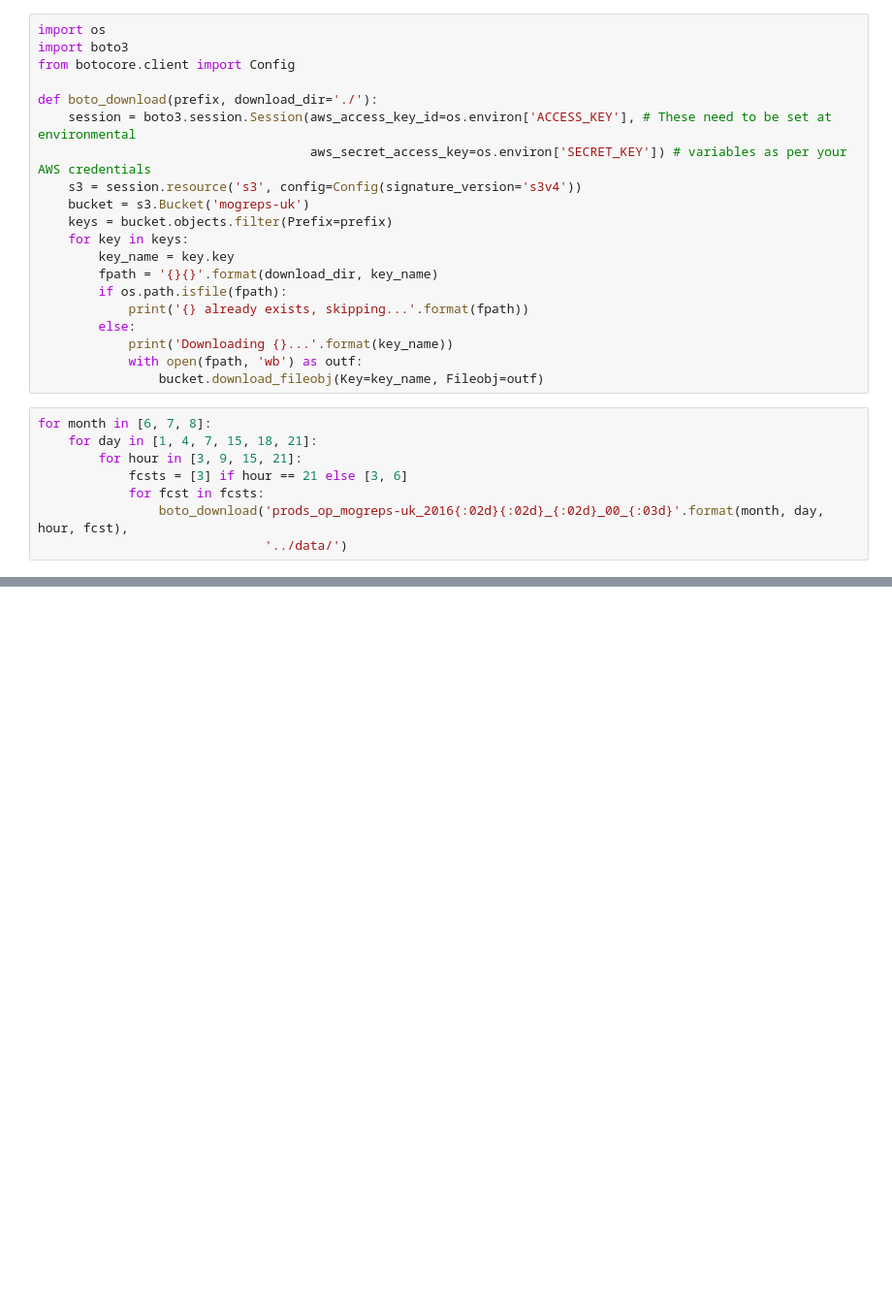
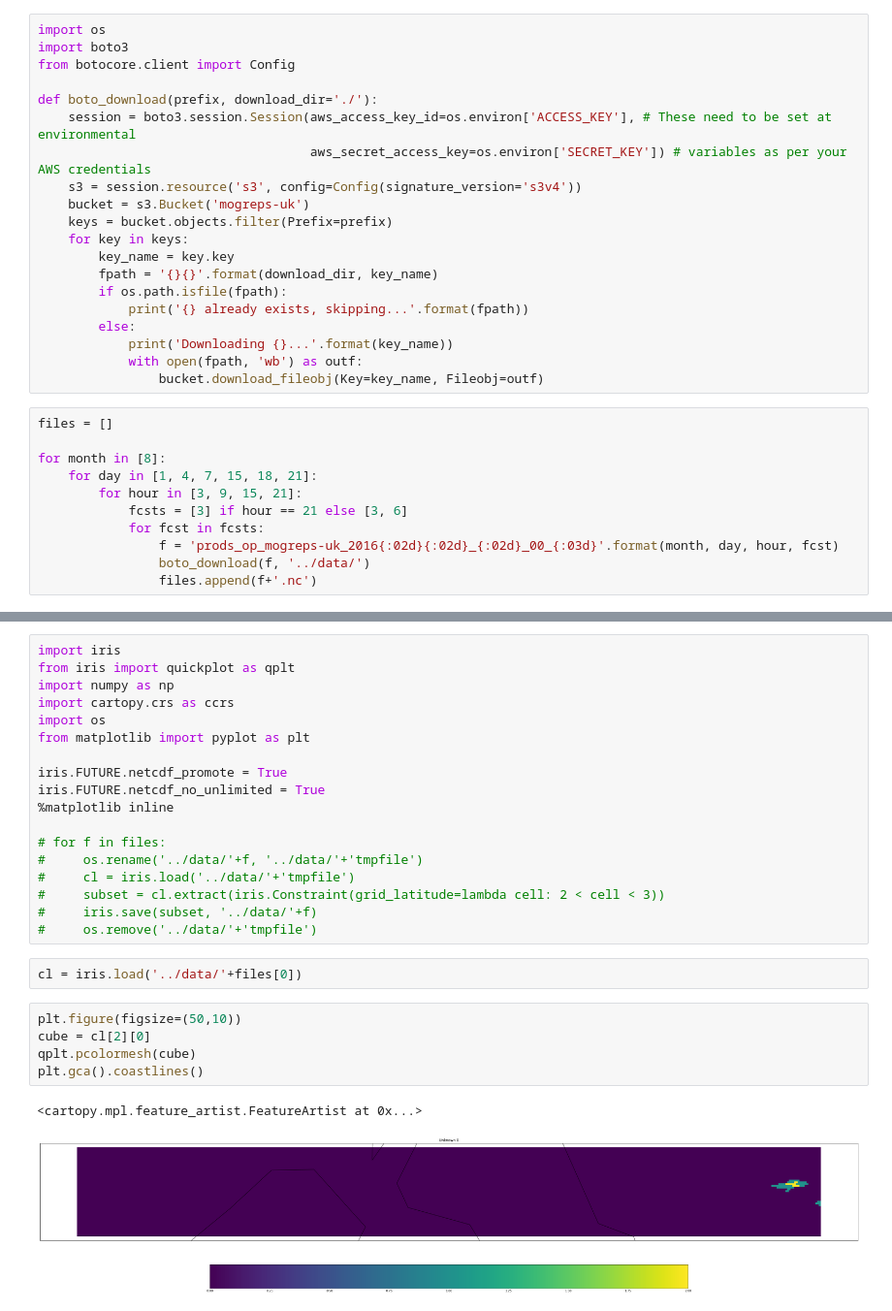
Before and after one commit to informatics-lab/RF_precip_downscaling, a Jupyter notebook: download_data.ipynb, the cells around one changed output, grey strips where cells are left out. Shown: that part at 97% size. Cells and saved outputs as stored; diff of their text form; blank space fills up the shorter version.

```diff
--- a/download_data.ipynb
+++ b/download_data.ipynb
@@ -29,10 +29,13 @@ def boto_download(prefix, download_dir='./'):
             with open(fpath, 'wb') as outf:
                 bucket.download_fileobj(Key=key_name, Fileobj=outf)
 # %%
-for month in [6, 7, 8]:
+files = []
+
+for month in [8]:
     for day in [1, 4, 7, 15, 18, 21]:
         for hour in [3, 9, 15, 21]:
             fcsts = [3] if hour == 21 else [3, 6]
             for fcst in fcsts:
-                boto_download('prods_op_mogreps-uk_2016{:02d}{:02d}_{:02d}_00_{:03d}'.format(month, day, hour, fcst),
-                              '../data/')
+                f = 'prods_op_mogreps-uk_2016{:02d}{:02d}_{:02d}_00_{:03d}'.format(month, day, hour, fcst)
+                boto_download(f, '../data/')
+                files.append(f+'.nc')
@@ -38,0 +60,28 @@ for month in [6, 7, 8]:
+# %%
+import iris
+from iris import quickplot as qplt
+import numpy as np
+import cartopy.crs as ccrs
+import os
+from matplotlib import pyplot as plt
+
+iris.FUTURE.netcdf_promote = True
+iris.FUTURE.netcdf_no_unlimited = True
+%matplotlib inline
+
+# for f in files:
+#     os.rename('../data/'+f, '../data/'+'tmpfile')
+#     cl = iris.load('../data/'+'tmpfile')
+#     subset = cl.extract(iris.Constraint(grid_latitude=lambda cell: 2 < cell < 3))
+#     iris.save(subset, '../data/'+f)
+#     os.remove('../data/'+'tmpfile')
+# %%
+cl = iris.load('../data/'+files[0])
+# %%
+plt.figure(figsize=(50,10))
+cube = cl[2][0]
+qplt.pcolormesh(cube)
+plt.gca().coastlines()
+# %% [output]
+<cartopy.mpl.feature_artist.FeatureArtist at 0x...>
+[figure, added]
```
Also changed, not shown: parts of 12 cells of this notebook, 4 other files.
